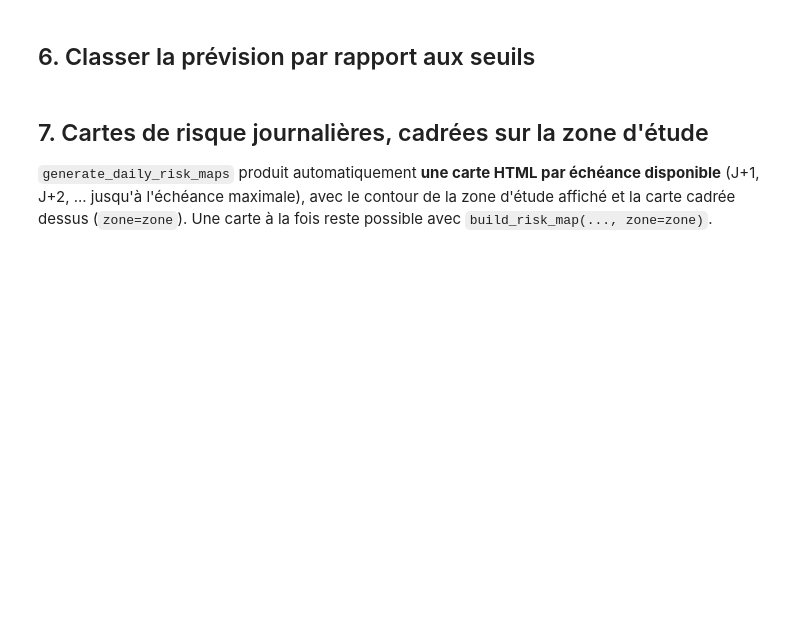
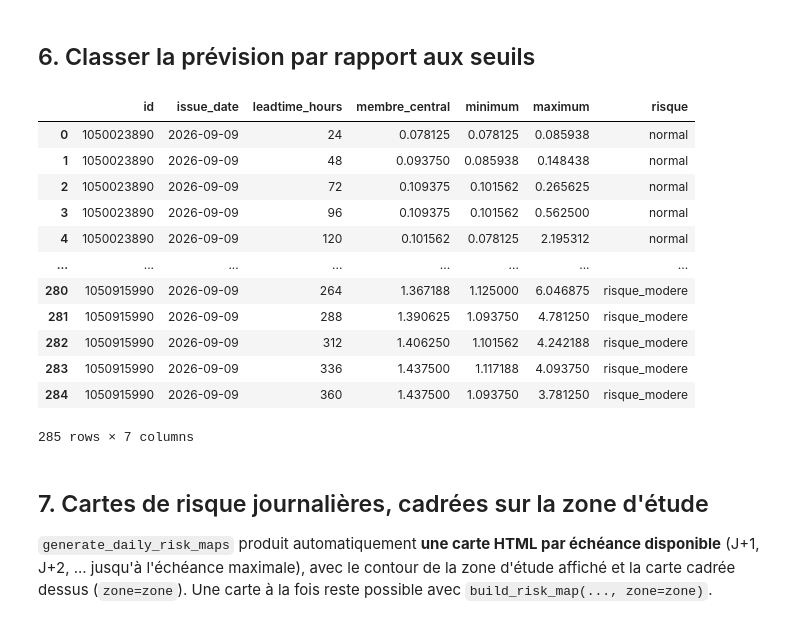
Before and after one commit to AGRHYMET-CCR-AOS/glofas-toolkit, a Jupyter notebook: zone_etude_risque.ipynb, the cells around one changed output. Drawn from its saved outputs; the diff is of its cells as text; code cells hidden in the pictures; blank space fills up the shorter version.

```diff
--- a/zone_etude_risque.ipynb
+++ b/zone_etude_risque.ipynb
@@ -181,12 +392,26 @@ prevision.head()
 ## 6. Classer la prévision par rapport aux seuils
 # %%
 risque = classify_forecast_risk(
-    "resultats/prevision_series_zone.csv",
+    RESULTS_DIR / "prevision_series.csv",
     seuils,
     central_stat="median",
-    output="resultats/prevision_risque_zone.csv",
+    output=RESULTS_DIR / "prevision_risque.csv",
 )
 risque[["id", "issue_date", "leadtime_hours", "membre_central", "minimum", "maximum", "risque"]]
+# %% [output]
+|  | id | issue_date | leadtime_hours | membre_central | minimum | maximum | risque |
+| 0 | 1050023890 | 2026-09-09 | 24 | 0.078125 | 0.078125 | 0.085938 | normal |
+| 1 | 1050023890 | 2026-09-09 | 48 | 0.093750 | 0.085938 | 0.148438 | normal |
+| 2 | 1050023890 | 2026-09-09 | 72 | 0.109375 | 0.101562 | 0.265625 | normal |
+| 3 | 1050023890 | 2026-09-09 | 96 | 0.109375 | 0.101562 | 0.562500 | normal |
+| 4 | 1050023890 | 2026-09-09 | 120 | 0.101562 | 0.078125 | 2.195312 | normal |
+| ... | ... | ... | ... | ... | ... | ... | ... |
+| 280 | 1050915990 | 2026-09-09 | 264 | 1.367188 | 1.125000 | 6.046875 | risque_modere |
+| 281 | 1050915990 | 2026-09-09 | 288 | 1.390625 | 1.093750 | 4.781250 | risque_modere |
+| 282 | 1050915990 | 2026-09-09 | 312 | 1.406250 | 1.101562 | 4.242188 | risque_modere |
+| 283 | 1050915990 | 2026-09-09 | 336 | 1.437500 | 1.117188 | 4.093750 | risque_modere |
+| 284 | 1050915990 | 2026-09-09 | 360 | 1.437500 | 1.093750 | 3.781250 | risque_modere |
+285 rows × 7 columns
 # %% [markdown]
 ## 7. Cartes de risque journalières, cadrées sur la zone d'étude
 
```
Also changed, not shown: parts of 20 cells of this notebook, 3 other files.
